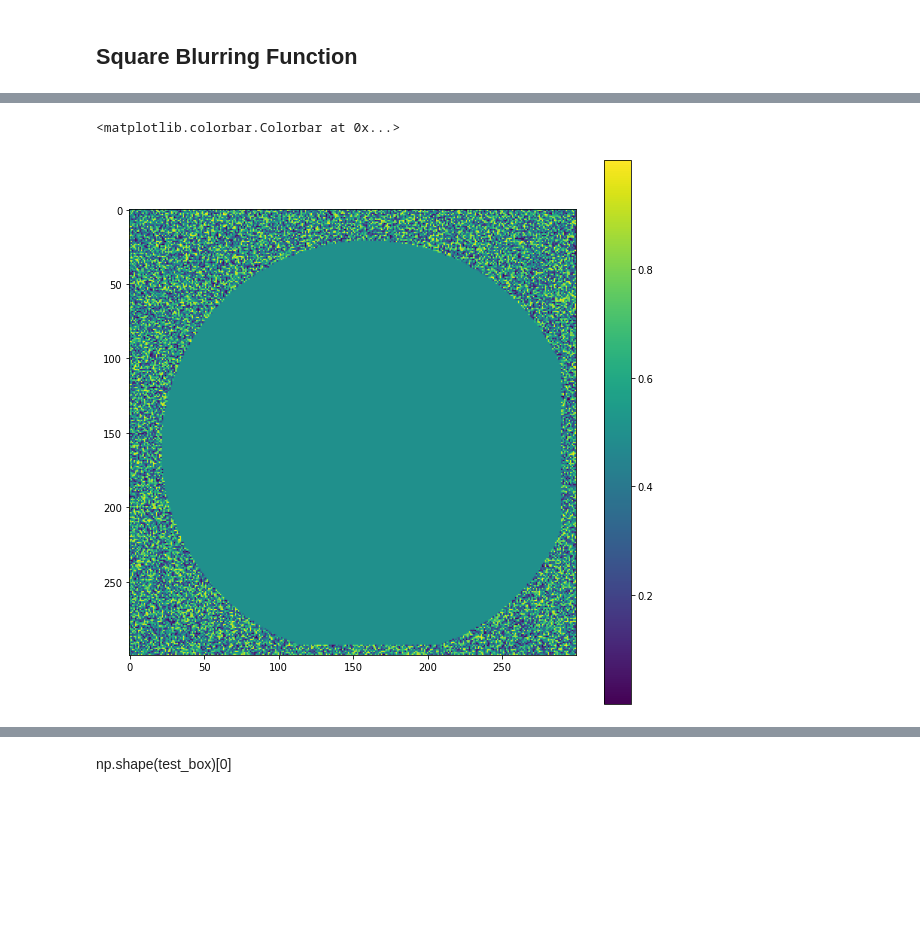
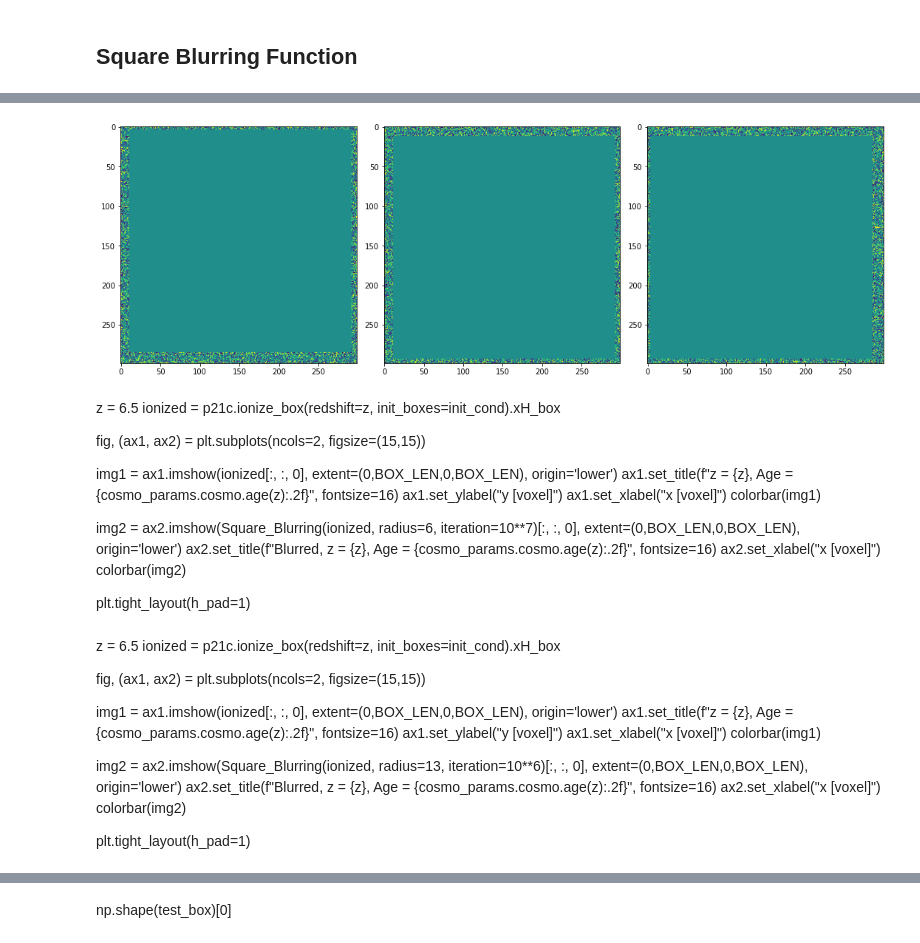
Before and after one commit to tommychinwj/HI_characterization, a Jupyter notebook: HI_characterization.ipynb, the cells around one changed output, grey strips where cells are left out. Cells and saved outputs as stored; diff of their text form; code cells hidden in the pictures; blank space fills up the shorter version.

```diff
--- a/HI_characterization.ipynb
+++ b/HI_characterization.ipynb
@@ -87,13 +87,14 @@ def Square_Blurring(box, radius, iteration):
     box = box.copy()  # make copy of input box to have a separate box
     for i in range(iteration):
         np.random.seed()  # set seed to a randome number
-        rand_x = rand.randint(radius, BOX_LEN - 1 - radius)  # ensure that the random center point won't be at the edge of the cube
-        rand_y = rand.randint(radius, BOX_LEN - 1 - radius)
-        rand_z = rand.randint(radius, BOX_LEN - 1 - radius)
 
-        cube_region = box[rand_x-radius:rand_x+radius+1, rand_y-radius:rand_y+radius+1, rand_z-radius:rand_z+radius+1]
+        rand_coord = np.random.randint(radius, BOX_LEN-1-radius, size=3)  # ensure that the random center point won't be at the edge of the cube
+
+        cube_region = box[rand_coord[0]-radius:rand_coord[0]+radius+1, rand_coord[1]-radius:rand_coord[1]+radius+1, rand_coord[2]-radius:rand_coord[2]+radius+1]
+
         neutral_mean = np.mean(cube_region)
-        box[rand_x-radius:rand_x+radius+1, rand_y-radius:rand_y+radius+1, rand_z-radius:rand_z+radius+1] = neutral_mean
+
+        box[rand_coord[0]-radius:rand_coord[0]+radius+1, rand_coord[1]-radius:rand_coord[1]+radius+1, rand_coord[2]-radius:rand_coord[2]+radius+1] = neutral_mean
     return box
 # %%
 def Sphere_Blurring(box, radius, iteration):
@@ -135,4 +148,4 @@ def colorbar(mappable):
 z = 6.5
 ionized = p21c.ionize_box(redshift=z, init_boxes=init_cond).xH_box
 # %%
-Sphere_blurred = Sphere_Blurring(np.random.rand(300,300,300), 140, 1)
+Sphere_blurred = Square_Blurring(box=np.random.rand(299,299,299), radius=140, iteration=1)
@@ -153,8 +152,51 @@ plt.colorbar()
-# %%
-plt.figure(figsize=(10,10))
-plt.imshow(Sphere_blurred[:,:,150])
-plt.colorbar()
-# %% [output]
-<matplotlib.colorbar.Colorbar at 0x...>
-[figure, removed]
+# %%
+fig, (ax1, ax2, ax3) = plt.subplots(ncols=3, figsize=(15,15))
+
+img1 = ax1.imshow(Sphere_blurred[149,:,:])
+
+img2 = ax2.imshow(Sphere_blurred[:,149,:])
+
+img3 = ax3.imshow(Sphere_blurred[:,:,149])
+
+plt.tight_layout(h_pad=1)
+# %% [output]
+[figure, added]
+# %% [markdown]
+z = 6.5
+ionized = p21c.ionize_box(redshift=z, init_boxes=init_cond).xH_box
+
+fig, (ax1, ax2) = plt.subplots(ncols=2, figsize=(15,15))
+
+img1 = ax1.imshow(ionized[:, :, 0], extent=(0,BOX_LEN,0,BOX_LEN), origin='lower')
+ax1.set_title(f"z = {z}, Age = {cosmo_params.cosmo.age(z):.2f}", fontsize=16)
+ax1.set_ylabel("y [voxel]")
+ax1.set_xlabel("x [voxel]")
+colorbar(img1)
+
+
+img2 = ax2.imshow(Square_Blurring(ionized, radius=6, iteration=10**7)[:, :, 0], extent=(0,BOX_LEN,0,BOX_LEN), origin='lower')
+ax2.set_title(f"Blurred, z = {z}, Age = {cosmo_params.cosmo.age(z):.2f}", fontsize=16)
+ax2.set_xlabel("x [voxel]")
+colorbar(img2)
+
+plt.tight_layout(h_pad=1)
+# %% [markdown]
+z = 6.5
+ionized = p21c.ionize_box(redshift=z, init_boxes=init_cond).xH_box
+
+fig, (ax1, ax2) = plt.subplots(ncols=2, figsize=(15,15))
+
+img1 = ax1.imshow(ionized[:, :, 0], extent=(0,BOX_LEN,0,BOX_LEN), origin='lower')
+ax1.set_title(f"z = {z}, Age = {cosmo_params.cosmo.age(z):.2f}", fontsize=16)
+ax1.set_ylabel("y [voxel]")
+ax1.set_xlabel("x [voxel]")
+colorbar(img1)
+
+
+img2 = ax2.imshow(Square_Blurring(ionized, radius=13, iteration=10**6)[:, :, 0], extent=(0,BOX_LEN,0,BOX_LEN), origin='lower')
+ax2.set_title(f"Blurred, z = {z}, Age = {cosmo_params.cosmo.age(z):.2f}", fontsize=16)
+ax2.set_xlabel("x [voxel]")
+colorbar(img2)
+
+plt.tight_layout(h_pad=1)
 # %%
```
Also changed, not shown: parts of 10 cells of this notebook.
